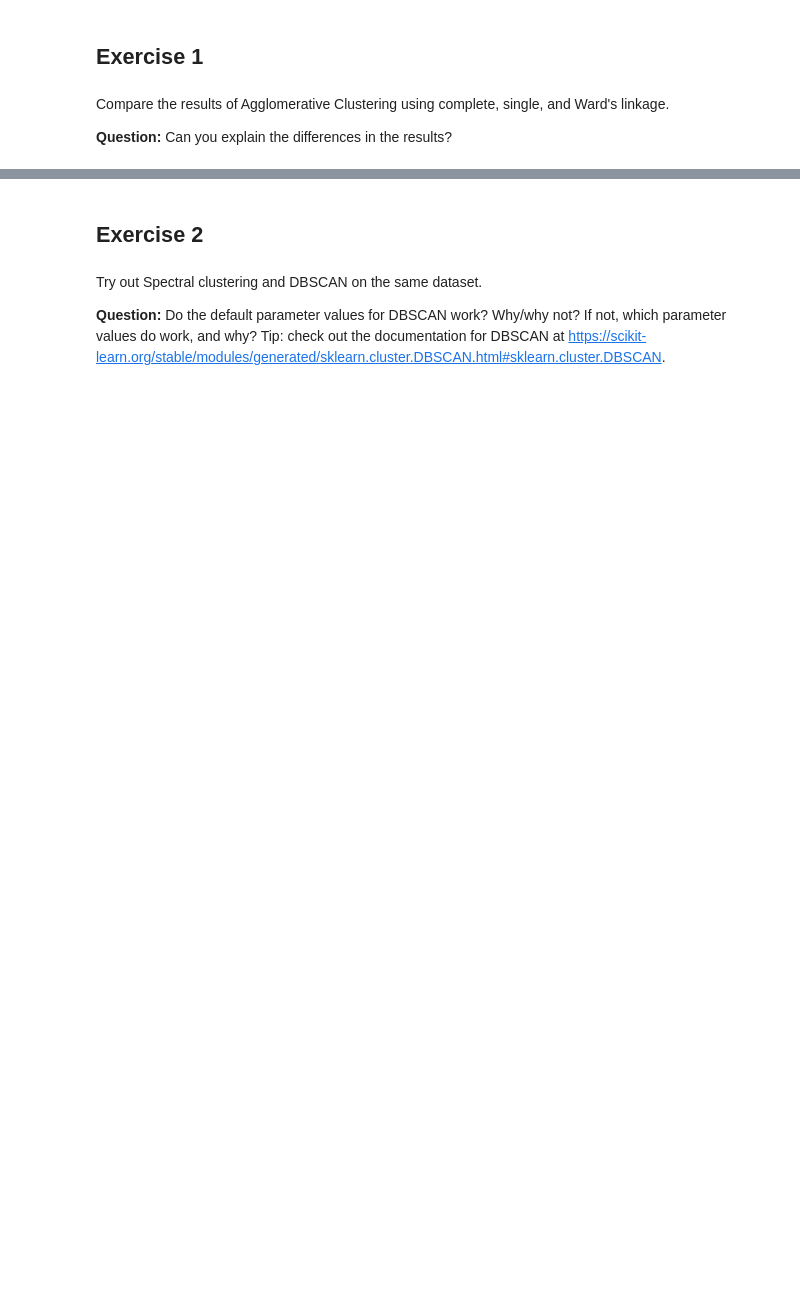
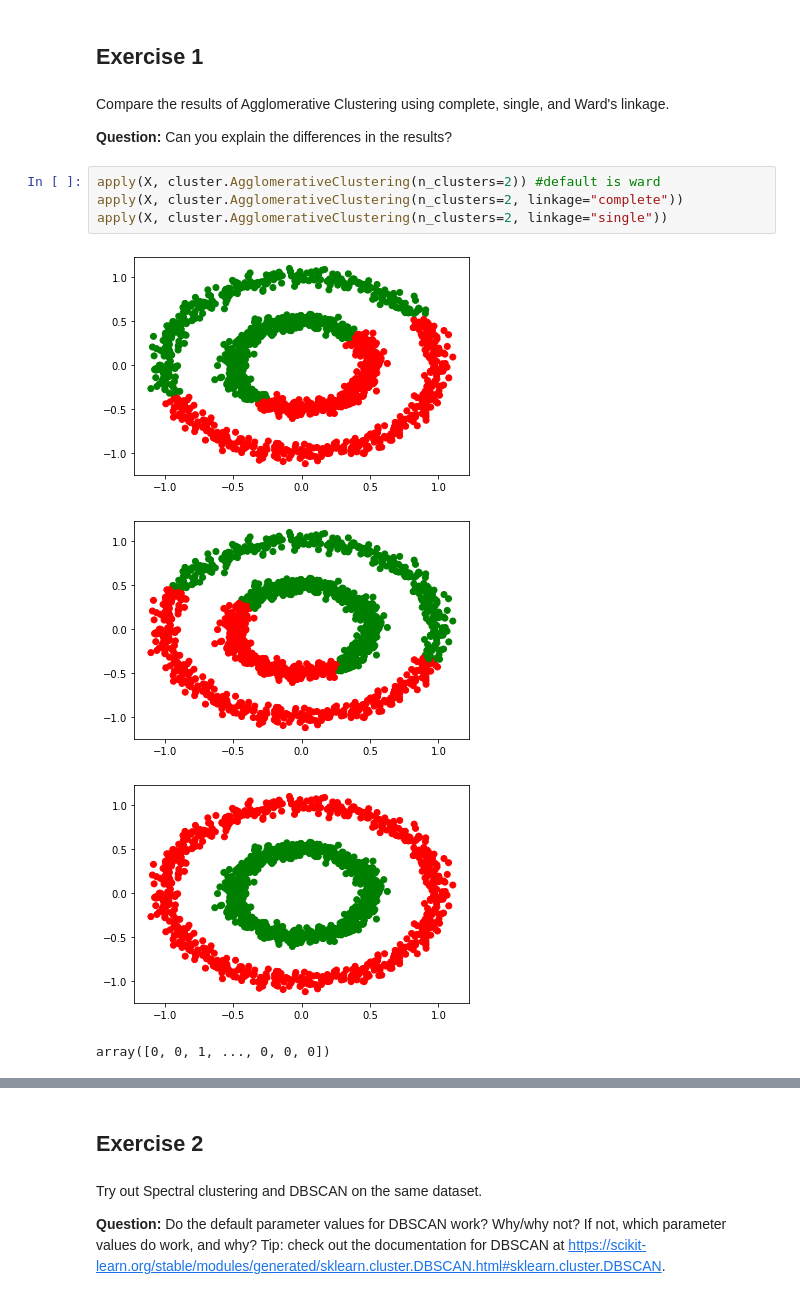
Before and after one commit to VictorMatt01/Machine_Learning_UGent, a Jupyter notebook: Unsupervised_Learning/unsupervised.ipynb, the cells around one changed output, grey strips where cells are left out. Saved outputs shown, nothing was run; the diff lists cells and outputs as text; blank space fills up the shorter version.

```diff
--- a/Unsupervised_Learning/unsupervised.ipynb
+++ b/Unsupervised_Learning/unsupervised.ipynb
@@ -54,3 +64,12 @@ array([0, 0, 1, ..., 1, 1, 0])
 Compare the results of Agglomerative Clustering using complete, single, and Ward's linkage.
 
 **Question:** Can you explain the differences in the results?
+# %%
+apply(X, cluster.AgglomerativeClustering(n_clusters=2)) #default is ward
+apply(X, cluster.AgglomerativeClustering(n_clusters=2, linkage="complete"))
+apply(X, cluster.AgglomerativeClustering(n_clusters=2, linkage="single"))
+# %% [output]
+[figure, added]
+[figure, added]
+[figure, added]
+array([0, 0, 1, ..., 0, 0, 0])
```
Also changed, not shown: parts of 21 cells of this notebook, 1 other file.
